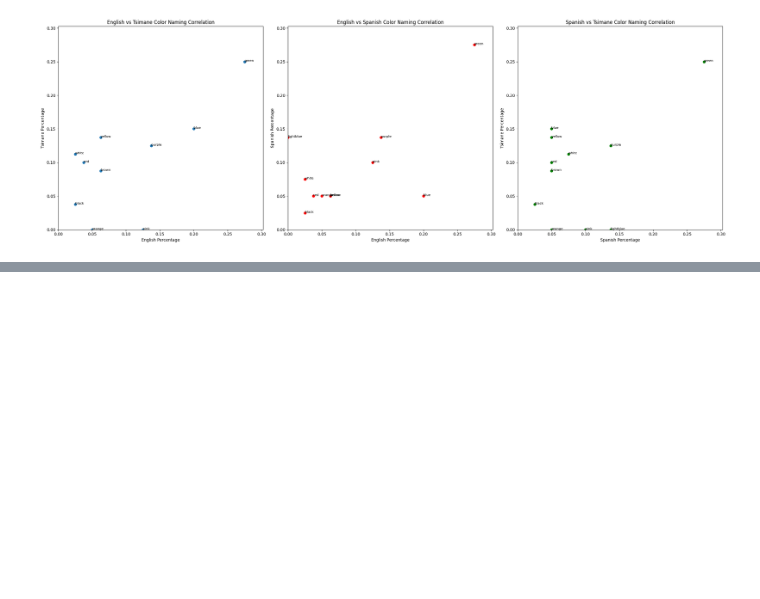
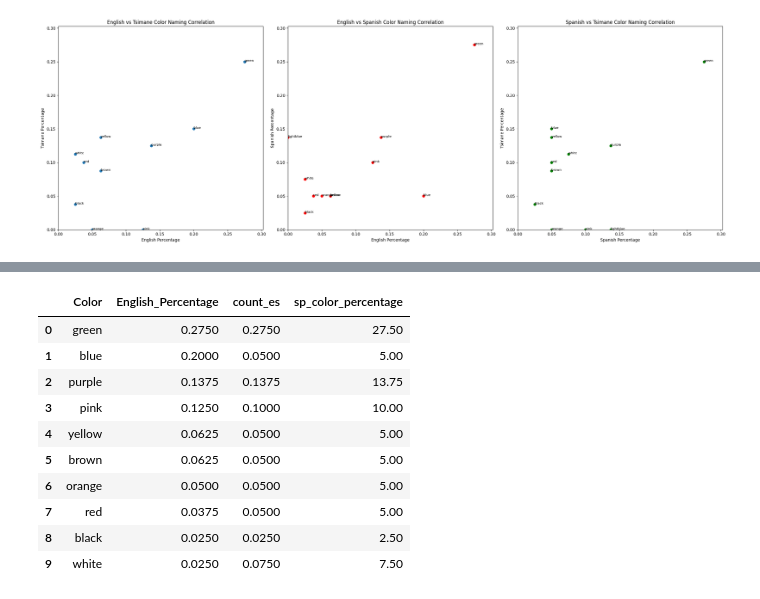
Before and after one commit to DavidZD5/Mineria-de-datos, a Jupyter notebook: naming_colors.ipynb, the cells around one changed output, grey strips where cells are left out. Saved outputs shown, nothing was run; the diff lists cells and outputs as text; code cells hidden in the pictures; blank space fills up the shorter version.

```diff
--- a/naming_colors.ipynb
+++ b/naming_colors.ipynb
@@ -218,3 +210,7 @@ plt.tight_layout()
 plt.show()
 # %% [output]
 [figure]
+# %%
+#cambia el nombre de la columna count por count_es
+spanish_percentages_df = spanish_percentages_df.rename(columns={'Spanish_Percentage':'count_es'})
+spanish_percentages_df
@@ -220,0 +230,4 @@ plt.show()
+# %%
+#calcula el porcentaje de colores en Español
+spanish_percentages_df['sp_color_percentage'] = spanish_percentages_df['count_es'] / spanish_percentages_df['count_es'].sum() * 100
+spanish_percentages_df
@@ -220,0 +247,16 @@ plt.show()
+# %%
+#une los dataframes english_df y spanish_df y regresa los colores que existen en los dos dataframes.
+corr_ing_esp = pd.merge(english_percentages_df, spanish_percentages_df, on='Color', how='inner')
+corr_ing_esp
+# %% [output]
+|  | Color | English_Percentage | count_es | sp_color_percentage |
+| 0 | green | 0.2750 | 0.2750 | 27.50 |
+| 1 | blue | 0.2000 | 0.0500 | 5.00 |
+| 2 | purple | 0.1375 | 0.1375 | 13.75 |
+| 3 | pink | 0.1250 | 0.1000 | 10.00 |
+| 4 | yellow | 0.0625 | 0.0500 | 5.00 |
+| 5 | brown | 0.0625 | 0.0500 | 5.00 |
+| 6 | orange | 0.0500 | 0.0500 | 5.00 |
+| 7 | red | 0.0375 | 0.0500 | 5.00 |
+| 8 | black | 0.0250 | 0.0250 | 2.50 |
+| 9 | white | 0.0250 | 0.0750 | 7.50 |
```
Also changed, not shown: parts of 12 cells of this notebook.
